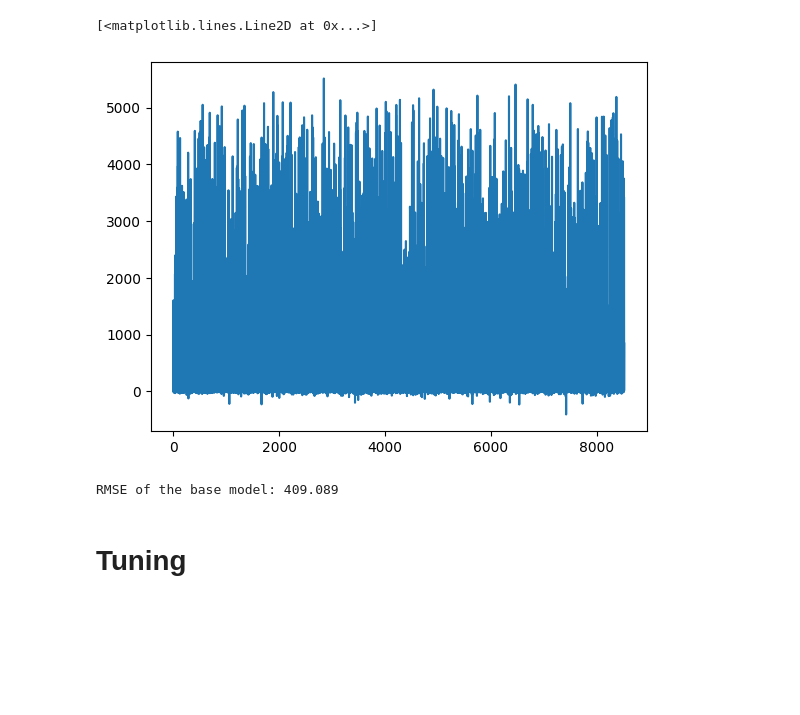
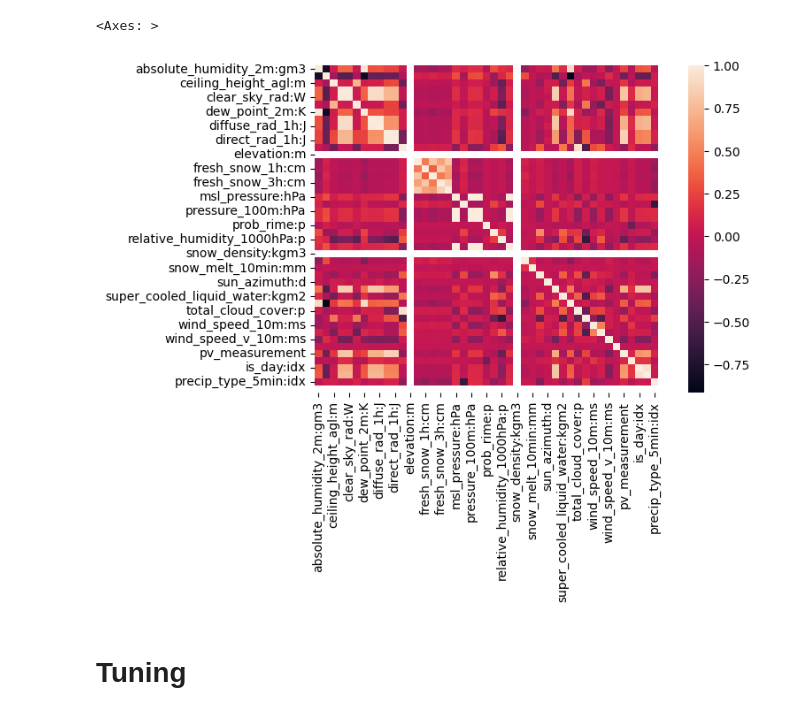
Before and after one commit to mikaelste/TDT4173-project, a Jupyter notebook: mikael/mikael_sandbox.ipynb, the cells around one changed output. Cells and saved outputs as stored; diff of their text form; code cells hidden in the pictures; blank space fills up the shorter version.

```diff
--- a/mikael/mikael_sandbox.ipynb
+++ b/mikael/mikael_sandbox.ipynb
@@ -70,3 +69,4 @@ X_train_group.tail()
 | 34273 | 2023-04-30 23:00:00 | 4.50 | 1.28100 | 1626.574951 | 0.000000 | ... |
 # %%
 inner_merge = pd.merge(X_train_group, Y_train_observed_a, on="time", how="inner")
+id_columns = [c for c in inner_merge.columns if ":idx" in c]
@@ -92,0 +75,12 @@ dtype: object
+# %%
+target = ['pv_measurement']
+target_encode_df = inner_merge[id_columns + target].reset_index().drop(columns = 'index', axis = 1)
+target_name = target[0]
+target_df = pd.DataFrame()
+for embed_col in id_columns:
+    val_map = target_encode_df.groupby(embed_col)[target].mean().to_dict()[target_name]
+    target_df[embed_col] = target_encode_df[embed_col].map(val_map).values
+
+score_target_drop = inner_merge.drop(id_columns, axis = 1).reset_index().drop(columns = 'index', axis = 1)
+score_target = pd.concat([score_target_drop, target_df], axis = 1)
+score_target[id_columns].to_csv("score_target.csv")
@@ -95,16 +96,16 @@ dtype: object
+# %%
+inner_to_split = score_target.copy().drop(columns=["date_calc", "time"])
+non_id_columns = [c for c in inner_to_split.columns if ":idx" not in c]
 # %%
-inner_to_split = inner_merge.copy().drop(columns=["time", "date_calc"])
-id_columns = [c for c in inner_to_split.columns if ":idx" in c]
-non_id_columns = [c for c in inner_to_split.columns if ":id" not in c and "date" not in c]
-
-# inner_to_split[id_columns] = inner_to_split[id_columns].astype("category")
-inner_to_split.fillna(0, inplace=True)
+inner_to_split[id_columns].fillna(0, inplace=True)
+inner_to_split[non_id_columns].fillna(inner_to_split.mean(), inplace=True)
 
 inner_to_split[id_columns] = inner_to_split[id_columns].astype("float")
 inner_to_split[non_id_columns] = inner_to_split[non_id_columns].astype("float")
 
 # for column in id_columns:
-    # inner_to_split[column] = inner_to_split[column].apply(lambda x: Fraction(x).limit_denominator())
+#     inner_to_split[column] = inner_to_split[column].apply(lambda x: Fraction(x).limit_denominator())
+
 
 X = inner_to_split[[c for c in inner_to_split.columns if c != "pv_measurement"]]
 Y = inner_to_split["pv_measurement"]
@@ -158,14 +126,8 @@ preds = model.predict(dtest_reg)
-# %%
-plt.plot(preds)
-# %% [output]
-[<matplotlib.lines.Line2D at 0x...>]
-[figure, removed]
-# %%
-rmse = mean_squared_error(y_test, preds, squared=False)
-
-print(f"RMSE of the base model: {rmse:.3f}")
-# %% [output]
-RMSE of the base model: 409.089
+# %%
+sns.heatmap(inner_to_split.corr())
+# %% [output]
+<Axes: >
+[figure, added]
 # %% [markdown]
 # Tuning
 # %%
```
Also changed, not shown: parts of 19 cells of this notebook, 6 other files.
